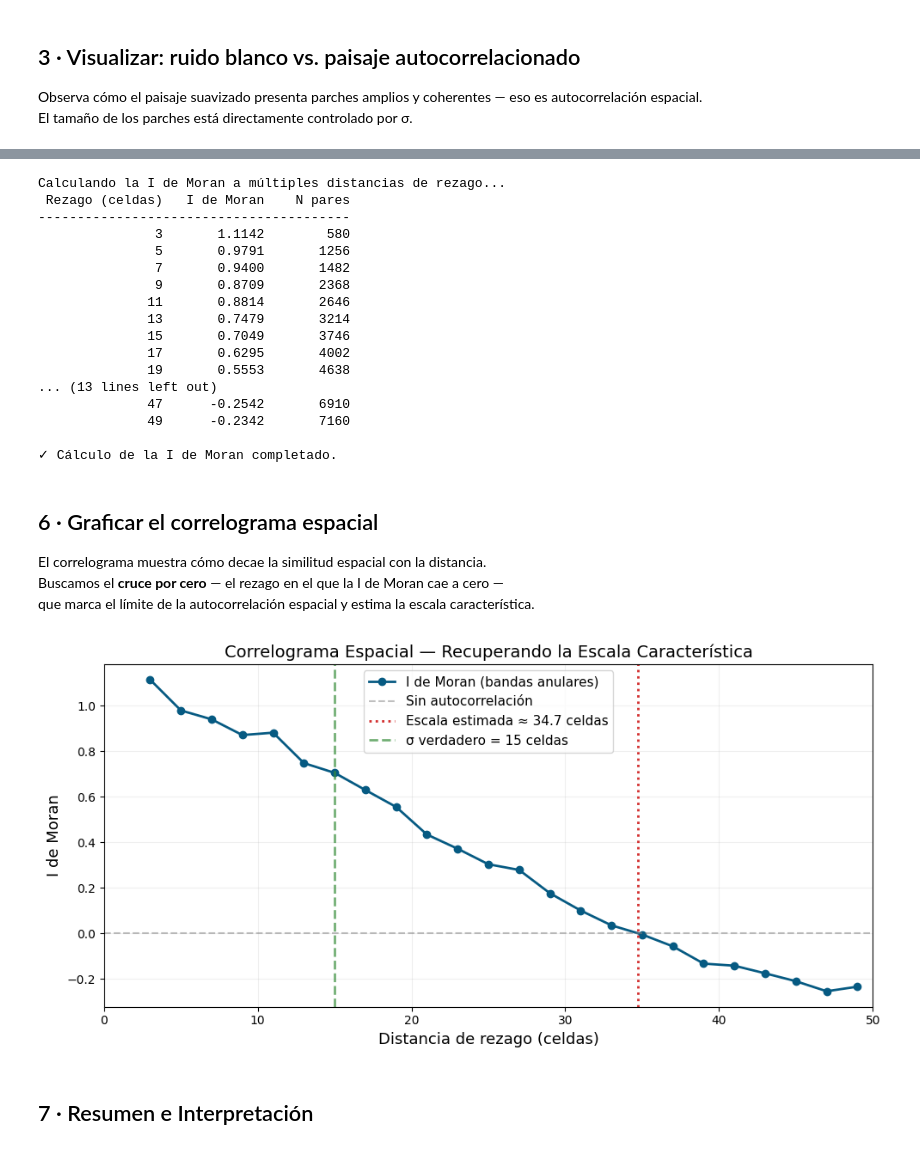
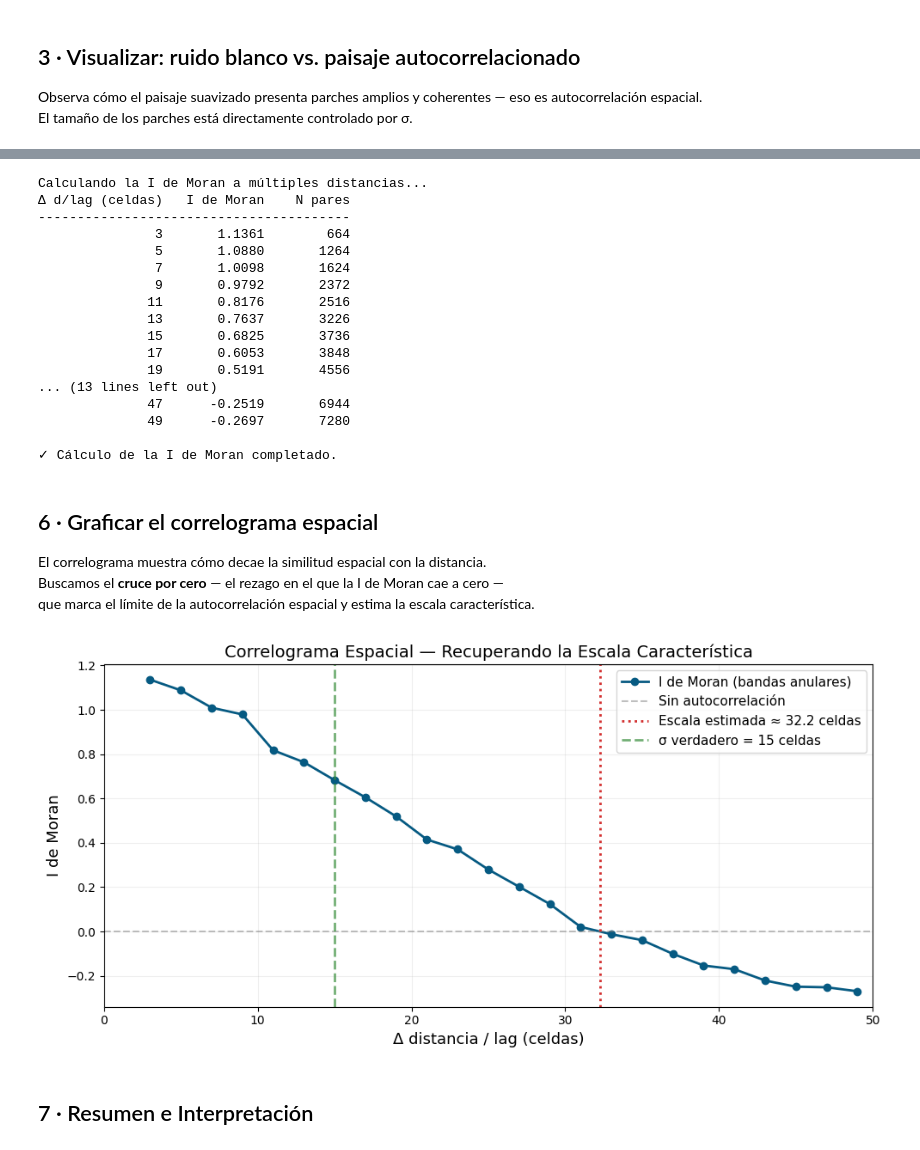
Before and after one commit to horaciosamaniego/cbit241, a Jupyter notebook: ejemplo_autocorrelacion_espacial.ipynb, the cells around one changed output, grey strips where cells are left out. Cells and saved outputs as stored; diff of their text form; code cells hidden in the pictures.

```diff
--- a/ejemplo_autocorrelacion_espacial.ipynb
+++ b/ejemplo_autocorrelacion_espacial.ipynb
@@ -29,3 +26,22 @@ import matplotlib.pyplot as plt
+# %%
+import numpy as np
+from scipy.ndimage import gaussian_filter
+from scipy.spatial.distance import cdist
+import matplotlib.pyplot as plt
+
+def minmax_scaler(arr, vmin=0, vmax=1):
+    """
+    Scales a NumPy array's values to a specified range [vmin, vmax].
+    """
+    arr_min, arr_max = arr.min(), arr.max()
+    # Handle the case where all elements are the same to prevent division by zero
+    if arr_min == arr_max:
+        return np.zeros(arr.shape) + vmin
+
+    # Apply the scaling formula:
+    # new_value = (old_value - old_min) / (old_max - old_min) * (new_max - new_min) + new_min
+    scaled_arr = ((arr - arr_min) / (arr_max - arr_min)) * (vmax - vmin) + vmin
+    return scaled_arr
 # %% [markdown]
 ## 2 · Generar un paisaje con autocorrelación espacial
 
@@ -41,7 +58,7 @@ np.random.seed(42)
 n = 100        # grilla de 100 × 100
 
 # Ruido blanco — sin estructura espacial
-white_noise = np.random.randn(n, n)
+white_noise = minmax_scaler(np.random.randn(n, n),vmin=0,vmax=1000)
 
 # El suavizado gaussiano crea autocorrelación espacial a escala SIGMA
 SIGMA = 15     # celdas de grilla  ← esto es lo que queremos RECUPERAR más adelante
@@ -165,17 +195,19 @@ Esto aísla la contribución de cada distancia y produce un correlograma más li
 # %%
-# Precalcular todas las distancias por pares (reutilizadas en todos los rezagos)
+# Precalcular todas las distancias por pares (reutilizadas en todas las clases de distancia)
 dists_all = cdist(coords, coords)
+
+
 
 lag_centers   = np.arange(3, 50, 2)
 morans_values = []
 pair_counts   = []
 
-mean_val   = np.mean(values)
-deviations = values - mean_val
-var_term   = np.sum(deviations**2)
+mean_val   = np.mean(values) # la media del valor
+deviations = values - mean_val # desviaciones del valor
+var_term   = np.sum(deviations**2) # suma de deviaciones media
 
-print("Calculando la I de Moran a múltiples distancias de rezago...")
-print(f"{'Rezago (celdas)':>16} {'I de Moran':>12} {'N pares':>10}")
+print("Calculando la I de Moran a múltiples distancias...")
+print(f"{'Δ d/lag (celdas)':>16} {'I de Moran':>12} {'N pares':>10}")
 print("-" * 40)
 
 for d in lag_centers:
@@ -198,21 +230,21 @@ for d in lag_centers:
 
 print("\n✓ Cálculo de la I de Moran completado.")
 # %% [output]
-Calculando la I de Moran a múltiples distancias de rezago...
- Rezago (celdas)   I de Moran    N pares
+Calculando la I de Moran a múltiples distancias...
+Δ d/lag (celdas)   I de Moran    N pares
 ----------------------------------------
-               3       1.1142        580
-               5       0.9791       1256
-               7       0.9400       1482
-               9       0.8709       2368
-              11       0.8814       2646
-              13       0.7479       3214
-              15       0.7049       3746
-              17       0.6295       4002
-              19       0.5553       4638
+               3       1.1361        664
+               5       1.0880       1264
+               7       1.0098       1624
+               9       0.9792       2372
+              11       0.8176       2516
+              13       0.7637       3226
+              15       0.6825       3736
+              17       0.6053       3848
+              19       0.5191       4556
 ... (13 lines left out)
-              47      -0.2542       6910
-              49      -0.2342       7160
+              47      -0.2519       6944
+              49      -0.2697       7280
 
 ✓ Cálculo de la I de Moran completado.
 # %% [markdown]
@@ -228,35 +260,35 @@ ax.plot(lag_centers, morans_values, 'o-', color='#065A82',
         markersize=6, linewidth=2, label="I de Moran (bandas anulares)")
 ax.axhline(y=0, color='gray', linestyle='--', alpha=0.5, label='Sin autocorrelación')
 
 # Estimar el cruce por cero mediante interpolación lineal
 valid = [(d, m) for d, m in zip(lag_centers, morans_values) if not np.isnan(m)]
 zero_crossing = None
 for i in range(1, len(valid)):
     if valid[i-1][1] > 0 and valid[i][1] <= 0:
         d1, m1 = valid[i-1]
         d2, m2 = valid[i]
         zero_crossing = d1 + (0 - m1) * (d2 - d1) / (m2 - m1)
         break
 
 if zero_crossing:
     ax.axvline(x=zero_crossing, color='#D32F2F', linestyle=':', linewidth=2,
                label=f'Escala estimada ≈ {zero_crossing:.1f} celdas')
 
 ax.axvline(x=SIGMA, color='#388E3C', linestyle='--', linewidth=2, alpha=0.7,
            label=f'σ verdadero = {SIGMA} celdas')
 
-ax.set_xlabel('Distancia de rezago (celdas)', fontsize=13)
+ax.set_xlabel('Δ distancia / lag (celdas)', fontsize=13)
 ax.set_ylabel("I de Moran", fontsize=13)
 ax.set_title('Correlograma Espacial — Recuperando la Escala Característica', fontsize=14)
 ax.legend(fontsize=11)
 ax.set_xlim(0, 50)
 ax.grid(True, alpha=0.2)
 
 plt.tight_layout()
 plt.savefig('03_correlograma.png', dpi=150, bbox_inches='tight')
 plt.show()
 # %% [output]
-[figure, old version]
+[figure, new version]
 # %% [markdown]
 ## 7 · Resumen e Interpretación
 # %%
```
Also changed, not shown: parts of 9 cells of this notebook.
